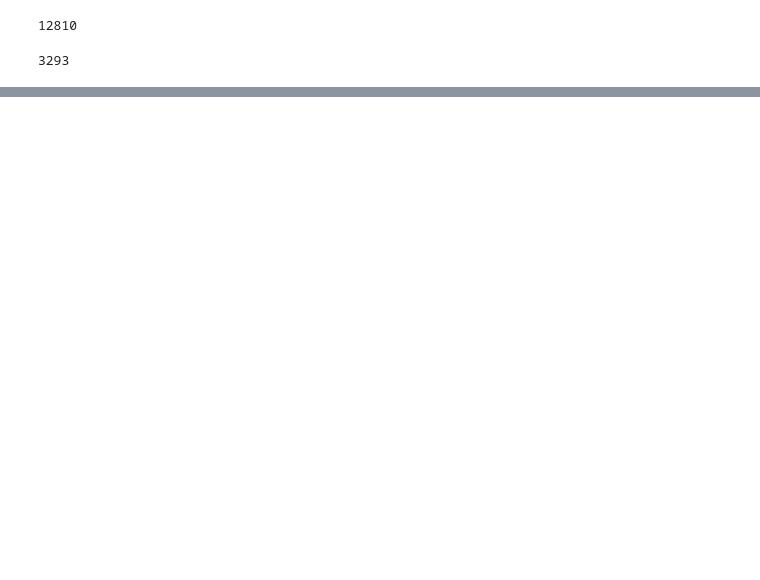
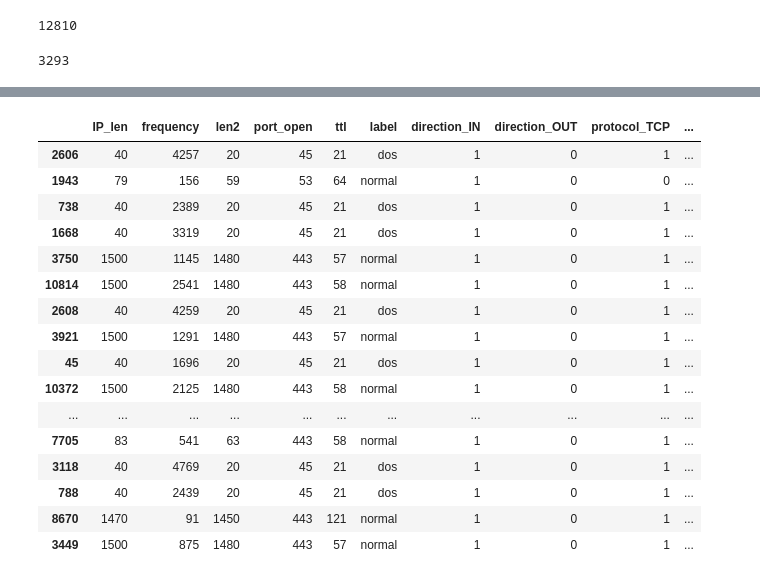
Before and after one commit to bmys/xdw, a Jupyter notebook: notebooks/Untitled.ipynb, the cells around one changed output, grey strips where cells are left out. Saved outputs shown, nothing was run; the diff lists cells and outputs as text; code cells hidden in the pictures; blank space fills up the shorter version.

```diff
--- a/notebooks/Untitled.ipynb
+++ b/notebooks/Untitled.ipynb
@@ -135,0 +141,22 @@ data.sample(20)
+# %%
+x = pd.get_dummies(data, prefix_sep='_', columns=['direction', 'protocol', 'service'])
+# %%
+x.sample(20)
+# %% [output]
+|  | IP_len | frequency | len2 | port_open | ttl | label | direction_IN | direction_OUT | protocol_TCP | ... |
+| 2606 | 40 | 4257 | 20 | 45 | 21 | dos | 1 | 0 | 1 | ... |
+| 1943 | 79 | 156 | 59 | 53 | 64 | normal | 1 | 0 | 0 | ... |
+| 738 | 40 | 2389 | 20 | 45 | 21 | dos | 1 | 0 | 1 | ... |
+| 1668 | 40 | 3319 | 20 | 45 | 21 | dos | 1 | 0 | 1 | ... |
+| 3750 | 1500 | 1145 | 1480 | 443 | 57 | normal | 1 | 0 | 1 | ... |
+| 10814 | 1500 | 2541 | 1480 | 443 | 58 | normal | 1 | 0 | 1 | ... |
+| 2608 | 40 | 4259 | 20 | 45 | 21 | dos | 1 | 0 | 1 | ... |
+| 3921 | 1500 | 1291 | 1480 | 443 | 57 | normal | 1 | 0 | 1 | ... |
+| 45 | 40 | 1696 | 20 | 45 | 21 | dos | 1 | 0 | 1 | ... |
+| 10372 | 1500 | 2125 | 1480 | 443 | 58 | normal | 1 | 0 | 1 | ... |
+| ... | ... | ... | ... | ... | ... | ... | ... | ... | ... | ... |
+| 7705 | 83 | 541 | 63 | 443 | 58 | normal | 1 | 0 | 1 | ... |
+| 3118 | 40 | 4769 | 20 | 45 | 21 | dos | 1 | 0 | 1 | ... |
+| 788 | 40 | 2439 | 20 | 45 | 21 | dos | 1 | 0 | 1 | ... |
+| 8670 | 1470 | 91 | 1450 | 443 | 121 | normal | 1 | 0 | 1 | ... |
+| 3449 | 1500 | 875 | 1480 | 443 | 57 | normal | 1 | 0 | 1 | ... |
```
Also changed, not shown: parts of 15 cells of this notebook.
